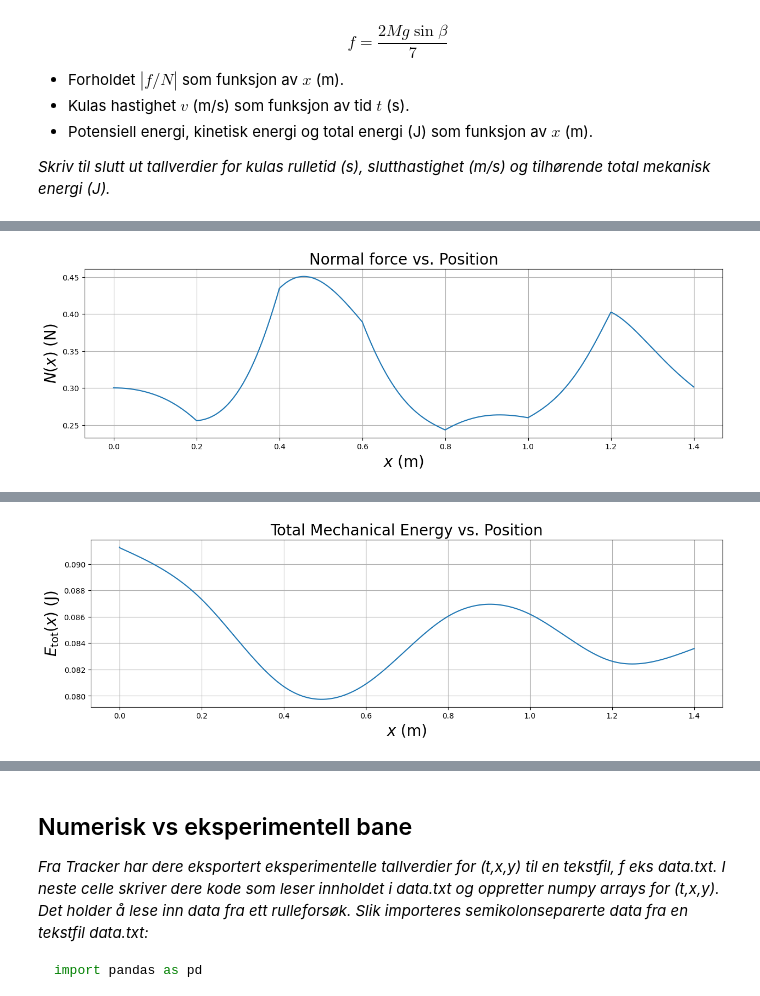
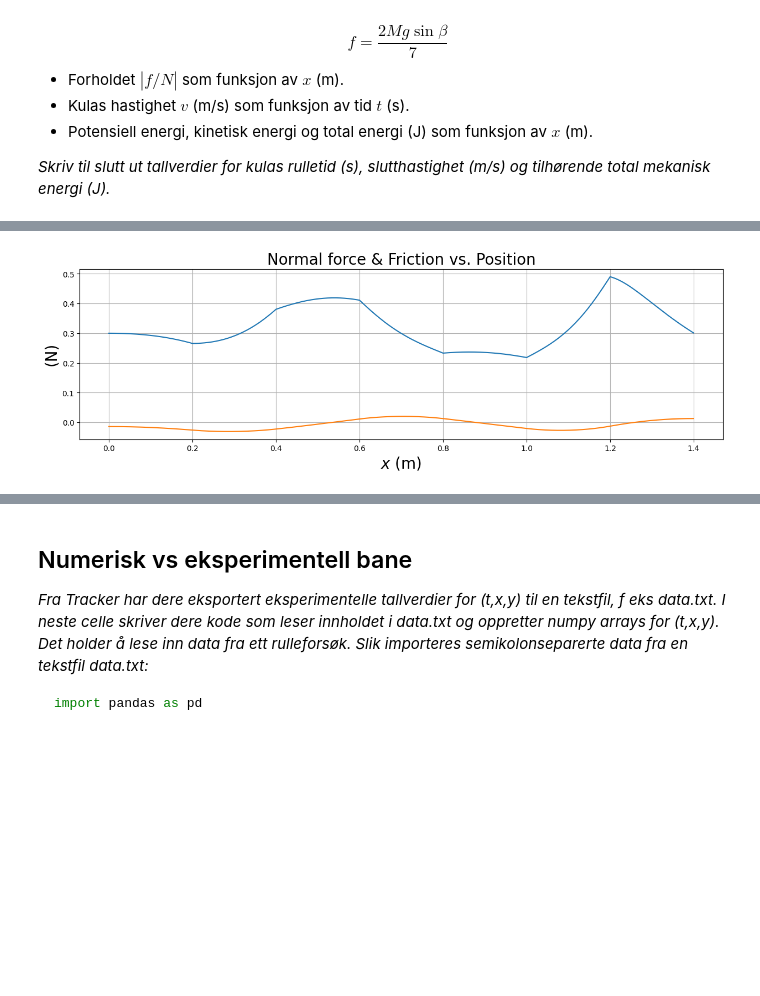
Before and after one commit to sondrp/lab, a Jupyter notebook: mal_V24.ipynb, the cells around one changed output, grey strips where cells are left out. Saved outputs shown, nothing was run; the diff lists cells and outputs as text; code cells hidden in the pictures; blank space fills up the shorter version.

```diff
--- a/mal_V24.ipynb
+++ b/mal_V24.ipynb
@@ -69,20 +69,20 @@ x = np.arange(xmin, xmax, dx)
 Nx = len(x)
 
 #Skruehøyder:
-yfast = np.zeros(8)
-yfast[0] = 0.300
-yfast[1] = yfast[0] - np.random.randint(40,60)/1000
-yfast[2] = yfast[1] - np.random.randint(70,90)/1000
-yfast[3] = yfast[2] + np.random.randint(-30,10)/1000
-yfast[4] = yfast[3] + np.random.randint(30,70)/1000
-yfast[5] = yfast[4] + np.random.randint(-20,20)/1000
-yfast[6] = yfast[5] - np.random.randint(40,80)/1000
-yfast[7] = yfast[6] + np.random.randint(-40,40)/1000
+#yfast = np.zeros(8)
+#yfast[0] = 0.300
+#yfast[1] = yfast[0] - np.random.randint(40,60)/1000
+#yfast[2] = yfast[1] - np.random.randint(70,90)/1000
+#yfast[3] = yfast[2] + np.random.randint(-30,10)/1000
+#yfast[4] = yfast[3] + np.random.randint(30,70)/1000
+#yfast[5] = yfast[4] + np.random.randint(-20,20)/1000
+#yfast[6] = yfast[5] - np.random.randint(40,80)/1000
+#yfast[7] = yfast[6] + np.random.randint(-40,40)/1000
 
 #Kjør denne cellen så mange ganger dere vil, inntil dere får en baneform dere er fornøyd med.
 #Når endelig baneform er valgt:
 #Sett inn skruehøydene med 3 desimaler (m) og fjern kommentarsymbolet ("#") i neste linje.
-#yfast = np.asarray([0.300,,,,,,,])
+yfast = np.asarray([0.3, 0.257, 0.187, 0.173, 0.214, 0.205, 0.149, 0.159])
 #Når endelig baneform er valgt, kan dere gjerne legge inn # i starten på de 8 linjene som beregner yfast[] ovenfor
 
 #Beregninger:
@@ -179,9 +179,11 @@ $$f = \frac{2Mg\sin\beta}{7}$$
 *Skriv til slutt ut tallverdier for kulas rulletid (s), slutthastighet (m/s) og tilhørende total mekanisk energi (J).*
 # %%
 # Function to avoid repeating the same code for each graph plotted
-def plotter(x, y, title, xlabel, ylabel):
+# Args are the values to plot against x. Can be many
+def plotter(title, xlabel, ylabel, x, *args):
     plt.figure(figsize=(15,4))
-    plt.plot(x, y)
+    for y in args:
+        plt.plot(x, y)
     plt.title(title, fontsize=20)
     plt.xlabel(xlabel, fontsize=20)
     plt.ylabel(ylabel, fontsize=20)
@@ -207,64 +209,57 @@ N = M * (g * np.cos(beta) + a_cent)     # Normal force
 f = 2 * M * g * np.sin(beta) / 7 # Friction as a function of x
 
 # f/N
-f_N = f / N
+f_N = f/N
 
 # v(t)
-v[0] = v[1]      # Make sure the ball rolls initially (otherwise it will forever stay still)
 
 times = [0]
 dt = 0.01
-distances = [0]
-speeds = [v[0]]
+distances = []
+velocities = [v[1]]
 
-while distances[-1] < 1.4:
-    x_k = distances[-1]
-    index = closest_index(x, x_k)
-    v_k = v[index]
-    angle = beta[index]
+x_k = dx
+while x_k < 1.4:
+    distances.append(x_k)        # Include previous position (ensure correct order)
+    index = closest_index(x, x_k)   # index closest to previous position
+    v_k = v[index]                  # velocity at that position
+    angle = beta[index]             # angle at that position
 
-    x_next = x_k + v_k*np.cos(angle)*dt
+    x_k = x_k + v_k*np.cos(angle)*dt     # new position after moving for some time dt
 
-    distances.append(x_next)
+    # update arrays
     times.append(times[-1] + dt)
-    speeds.append(v_k)
+    velocities.append(v_k)
 
 # Epot(x)
 Epot = M*g*y
 
 # Ekin(x)
-Ekin = 0.5*M*v**2
+Ekin = (1 + c)*M*np.power(v, 2) / 2
 
 # Etot(x)
 Etot = Ekin + Epot
 
 # Plot velocity v(x)
-plotter(x, v, 'Velocity vs. Position', '$x$ (m)', '$v(x)$ (m/s)')
+plotter('Velocity vs. Position', '$x$ (m)', '$v(x)$ (m/s)', x, v)
 
-# Plot normal force N(x)
-plotter(x, N, 'Normal force vs. Position', '$x$ (m)', '$N(x)$ (N)')
+# Plot normal force N(x) and f(x)
+plotter('Normal force & Friction vs. Position', '$x$ (m)', '(N)', x, N, f)
 
-# Plot Friction against x
-plotter(x, f, 'Friction vs. Position', '$x$ (m)', '$N(x)$ (N)')
-
-# Friction/normal force against x
-plotter(x, f_N, 'Friction/Normal force vs. Position', '$x$ (m)', '')
-
-
+# Plot normal force N(x) and f(x)
+plotter('Normal force over Friction vs. Position', '$x$ (m)', '', x, f_N)
 
 # Plot velocity against time
-plotter(times, speeds, 'Velocity vs time', '$time$ (t)', '$velocity$ (m/s)')
+plotter('Velocity vs time', '$time$ (t)', '$velocity$ (m/s)', times, velocities)
 
 # Potential energy Epot(x)
-plotter(x, Epot, 'Potential Energy vs. Position', '$x$ (m)', '$E_{\mathrm{pot}}(x)$ (J)')
+plotter('Potential Energy vs. Position', '$x$ (m)', '$E_{\mathrm{pot}}(x)$ (J)', x, Epot)
 
 # Kinetic energy Ekin(x)
-plotter(x, Ekin, 'Kinetic Energy vs. Position', '$x$ (m)', '$E_{\mathrm{kin}}(x)$ (J)')
+plotter('Kinetic Energy vs. Position', '$x$ (m)', '$E_{\mathrm{kin}}(x)$ (J)', x, Ekin)
 
 # Total mechanical energy Etot(x)
-plotter(x, Etot, 'Total Mechanical Energy vs. Position', '$x$ (m)', '$E_{\mathrm{tot}}(x)$ (J)')
-
-
+plotter('Total Mechanical Energy vs. Position', '$x$ (m)', '$E_{\mathrm{tot}}(x)$ (J)', x, Etot)
 
 # Utskrift av rulletid, sluttfart, total mekanisk energi
 
@@ -287 +282 @@ print('Total mechanical energy at the end: %6.3f J' % total_energy_at_end)
-[figure, old version]
+[figure, new version]
@@ -293 +287,0 @@ print('Total mechanical energy at the end: %6.3f J' % total_energy_at_end)
-[figure, removed]
```
Also changed, not shown: parts of 2 cells of this notebook.
